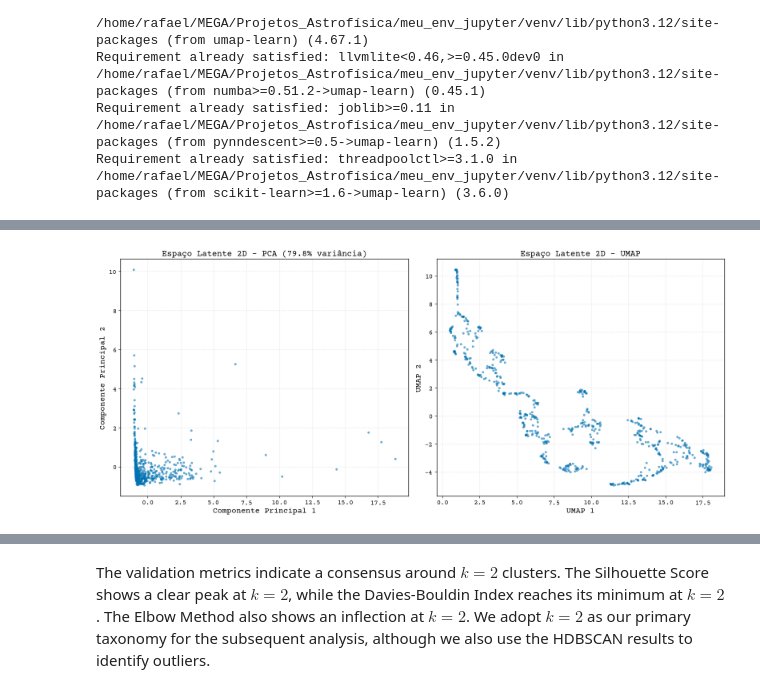
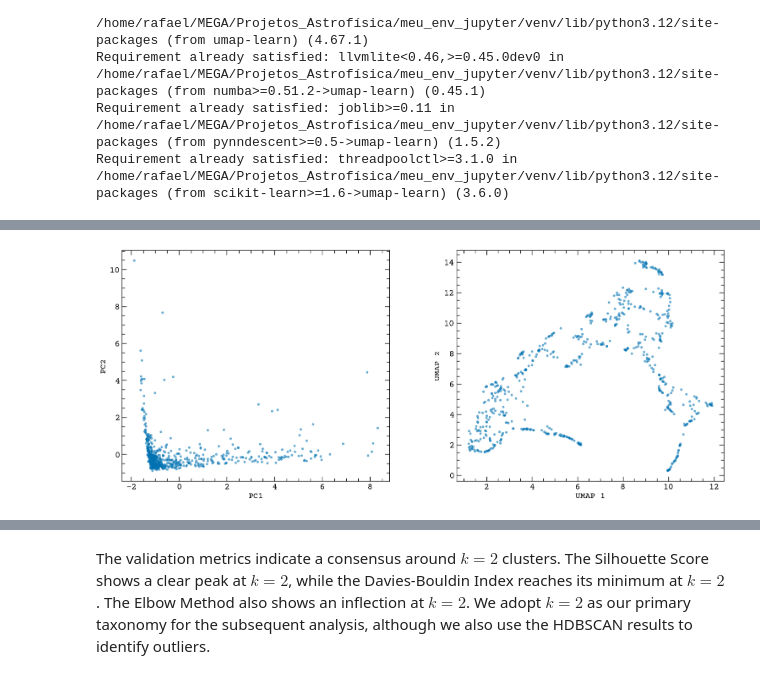
Before and after one commit to rrf-astro/stellar-activity-taxonomy_2025, a Jupyter notebook: principal.ipynb, the cells around one changed output, grey strips where cells are left out. Drawn from its saved outputs; the diff is of its cells as text; code cells hidden in the pictures.

```diff
--- a/principal.ipynb
+++ b/principal.ipynb
@@ -205,7 +205,7 @@ logger.info(f"Seaborn version: {sns.__version__}")
 # %%
 from matplotlib.ticker import AutoMinorLocator
 
-def sm_ted(ax=None, labelsize=15, minor_len=5, major_len=8, width=1):
+def super_mongo(ax=None, labelsize=15, minor_len=5, major_len=8, width=1):
     """
     Applies SuperMongo-style formatting to an axis (ax).
     If ax=None, applies to the current axis (plt.gca()).
@@ -857,13 +793,27 @@ data_imputed_df = pd.DataFrame(
 feature_matrix_final.update(data_imputed_df)
 logger.info("Main feature matrix updated with imputed data.")
 
-# STEP 3: Scaling (for ML)
-# Now we scale the data we just imputed.
+# STEP 2.5: Outlier removal before scaling
+# Stars with mean S-index > 2.0 are extreme late-type outliers (K/M dwarfs)
+# that would dominate the K-Means partition in 8D, preventing recovery of
+# the active/inactive dichotomy. They are removed before clustering but
+# their count is reported for transparency (N_removed = ~7 stars).
+outlier_mask = data_imputed_df['mean'] < 2.0
+features_imputed_clean = features_imputed[outlier_mask]
+data_imputed_df_clean  = data_imputed_df[outlier_mask]
+
+n_outliers = (~outlier_mask).sum()
+logger.info(f"Outlier removal: {n_outliers} stars with mean S > 2.0 removed. "
+            f"{outlier_mask.sum()} stars retained for clustering.")
+
+# STEP 3: Scaling (for ML) — applied on clean data only
 logger.info("Fitting StandardScaler...")
 scaler = StandardScaler()
-# features_scaled will have shape (636, 8)
-features_scaled = scaler.fit_transform(features_imputed)
-logger.info(f"Data processed and scaled. Shape: {features_scaled.shape}")
+features_scaled = scaler.fit_transform(features_imputed_clean)
+logger.info(f"Data scaled. Shape: {features_scaled.shape}")
+
+# Update the main index to match the clean subset
+feature_matrix_final = feature_matrix_final[outlier_mask]
 # --- END OF FIX ---
 
 
@@ -896,23 +846,52 @@ feature_matrix_final['umap_2'] = features_umap_2d[:, 1]
 end_time = time.time()
 logger.info(f"Preprocessing and Dim. Reduction completed in {end_time - start_time:.2f} s.")
 
-# --- Comparative Visualisation ---
+# --- Comparative Visualisation (super_mongo style, no grid) ---
 fig, (ax1, ax2) = plt.subplots(1, 2, figsize=(16, 7))
 
-# Plot PCA
-ax1.scatter(features_pca[:, 0], features_pca[:, 1], alpha=0.5, s=10)
-ax1.set_xlabel("Principal Component 1")
-ax1.set_ylabel("Principal Component 2")
-ax1.set_title(f"2D Latent Space - PCA ({explained_variance * 100:.1f}% variance)")
-ax1.grid(True, linestyle='--', alpha=0.3)
+# -------------------------------------------------------------------------
+# PCA
+# -------------------------------------------------------------------------
+ax1.scatter(
+    features_pca[:, 0],
+    features_pca[:, 1],
+    alpha=0.5,
+    s=10
+)
 
-# Plot UMAP
-ax2.scatter(features_umap_2d[:, 0], features_umap_2d[:, 1], alpha=0.5, s=10)
+ax1.set_xlabel("PC1")
+ax1.set_ylabel("PC2")
+#ax1.set_title(f"Space Latente 2D – PCA ({explained_variance * 100:.1f}% variance)")
+
+# ❌ remove grid
+ax1.grid(False)
+
+# ✅ apply SuperMongo-style ticks
+super_mongo(ax1)
+
+# -------------------------------------------------------------------------
+# UMAP
+# -------------------------------------------------------------------------
+ax2.scatter(
+    features_umap_2d[:, 0],
+    features_umap_2d[:, 1],
+    alpha=0.5,
+    s=10
+)
+
 ax2.set_xlabel("UMAP 1")
 ax2.set_ylabel("UMAP 2")
-ax2.set_title("2D Latent Space - UMAP")
-ax2.grid(True, linestyle='--', alpha=0.3)
+#ax2.set_title("2D Latent Space – UMAP")
 
-save_figure(fig, "05_pca_vs_umap_latent_space")
+# ❌ remove grid
+ax2.grid(False)
+
+# ✅ apply SuperMongo-style ticks
+super_mongo(ax2)
+
+# Fine-tune margins (no tight_layout to preserve style)
+fig.subplots_adjust(left=0.08, right=0.97, bottom=0.12, top=0.9, wspace=0.25)
+
+save_figure(fig, "05_pca_vs_umap_latent_space", tight_layout=False)
 plt.show()
 # %% [output]
@@ -936 +915 @@ plt.show()
-[figure, old version]
+[figure, new version]
```
Also changed, not shown: parts of 24 cells of this notebook.
